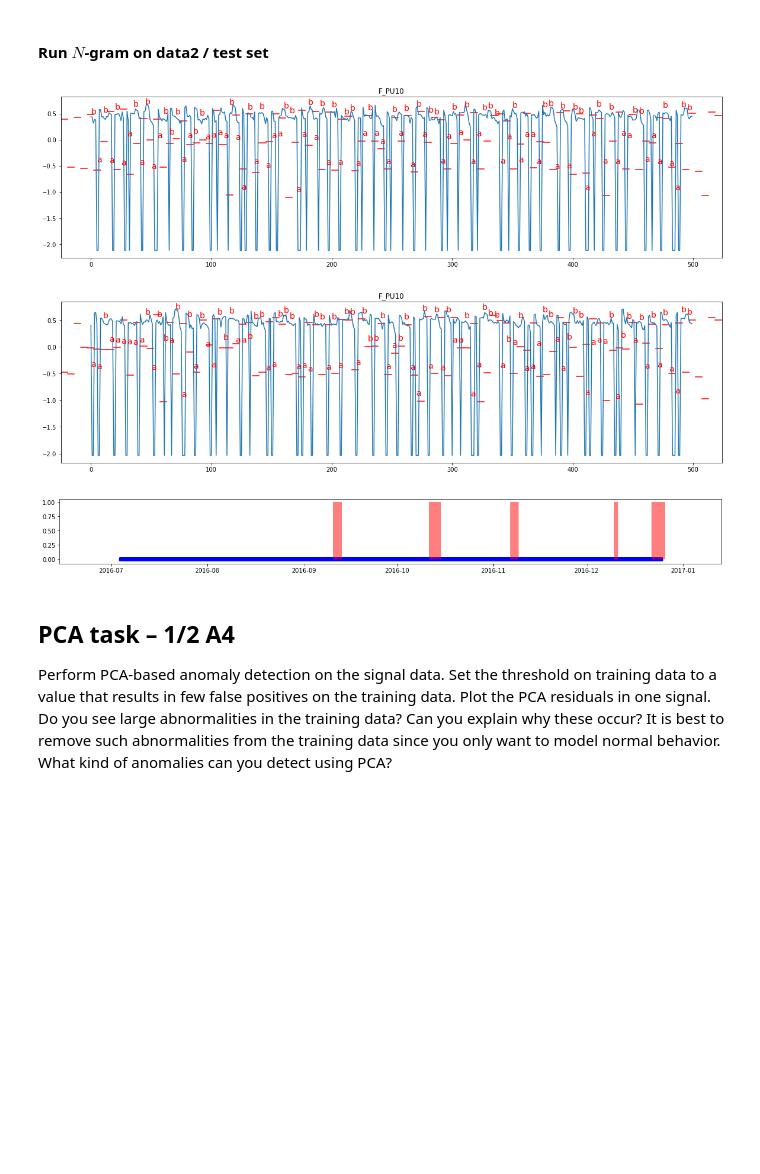
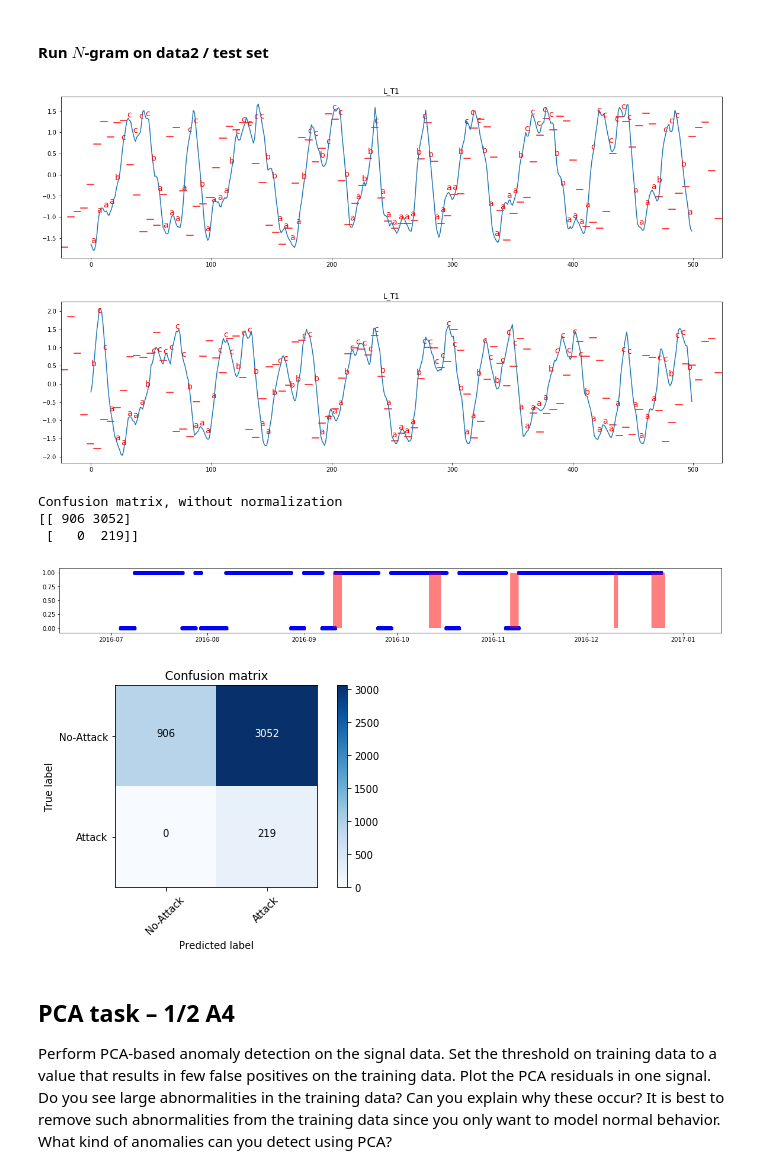
Before and after one commit to Yzoni/cyber-data-analytics, a Jupyter notebook: assignment2/assignment2_newyorick.ipynb, the cells around one changed output. Cells and saved outputs as stored; diff of their text form; code cells hidden in the pictures; blank space fills up the shorter version.

```diff
--- a/assignment2/assignment2_newyorick.ipynb
+++ b/assignment2/assignment2_newyorick.ipynb
@@ -848,7 +848,7 @@ print(train_probs)
 #### Run $N$-gram on data2 / test set
 # %%
 # columns_to_test = ['F_PU1', 'F_PU11']
-columns_to_test = ['F_PU10']
+columns_to_test = ['L_T1']
 
 # BEGIN PARAMETERS
 cp = {
@@ -882,25 +882,31 @@ cp = {
         'letters': 2,
         'chunk_size': 5
     },
-    'F_PU10': {
+    'F_PU10': { #Correct
         'n_gramsize': 5,
         'letters': 2,
         'chunk_size': 5
     },
-    'S_PU10': {
+    'S_PU10': { #Correct
+        'n_gramsize': 6,
+        'letters': 2,
+        'chunk_size': 2
+    },
+    'F_PU11': { #getERROR too many values
         'n_gramsize': 5,
-        'letters': 2,
+        'letters': 3,
         'chunk_size': 5
     },
-    'F_PU11': {
+     'S_PU11': { #getERROR too many values
         'n_gramsize': 5,
         'letters': 3,
-        'chunk_size': 20
+        'chunk_size': 5
     },
-    'L_T1': {
-        'n_gramsize': 5,
+
+    'L_T1': { #DOING
+        'n_gramsize': 10,
         'letters': 3,
-        'chunk_size': 20
+        'chunk_size': 5
     },
     'L_T2': { # Too many false posives
         'n_gramsize': 5,
@@ -916,6 +922,11 @@ cp = {
         'n_gramsize': 5,
         'letters': 2,
         'chunk_size': 5
+    },
+     'L_T7': { #Correct
+        'n_gramsize': 2,
+        'letters': 2,
+        'chunk_size': 2
     }
 }
 window_size = 100
@@ -978,36 +989,40 @@ def test_all_ngram(dataset_name):
     all_warnings = [0] * len(ngram_test_set_to_run)
     for column in ngram_test_set_to_run:
         if 'warning_' in column:
             for idx, row in enumerate(ngram_test_set_to_run[column]):
                 if row == 1:
                     all_warnings[idx] = 1
 
     # Make the final warnings plot
     fig, ax = plt.subplots(figsize=(20, 2))
     ax.scatter(ngram_test_set_to_run.index.values, all_warnings, c='b', label='real')
 
     if dataset_name == 'data2':
         test_attacks = get_relative_attack_data(ngram_test_set_to_run, 0.002)
         for att in test_attacks:
             ax.axhspan(ymin=0,
                        ymax=1,
                        xmin=att[0],
                        xmax=att[1],
                        facecolor='r',
                        alpha=0.5)
 
         # Confusion matrix
         binary_conf_pred = [True if x == 1 else False for x in warnings]
         cnf_matrix = confusion_matrix(binary_conf_value, binary_conf_pred)
         plt.figure()
         plot_confusion_matrix(cnf_matrix, ['No-Attack', 'Attack'])
 
 test_all_ngram('data2')
 # test_all_ngram('test')
 # %% [output]
-[figure, old version]
+[figure, new version]
-[figure, old version]
+[figure, new version]
+Confusion matrix, without normalization
+[[ 906 3052]
+ [   0  219]]
-[figure, old version]
+[figure, new version]
+[figure, added]
 # %% [markdown]
 ## PCA task – 1/2 A4
 Perform PCA-based anomaly detection on the signal data. Set the threshold on training data to a
```
